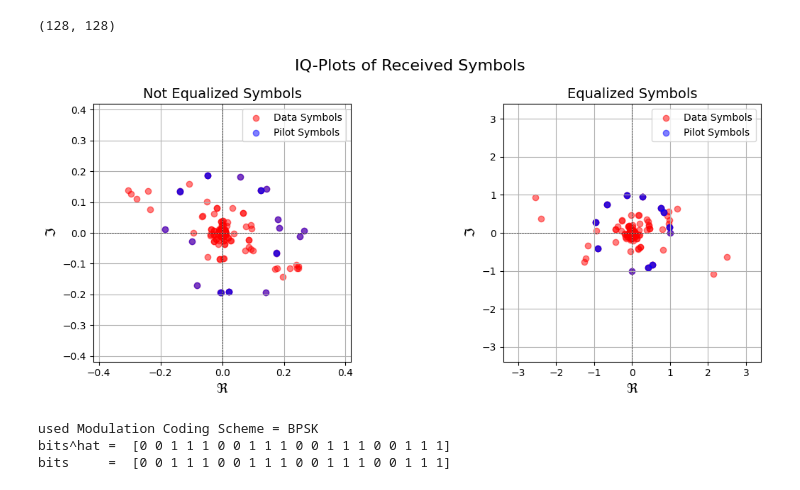
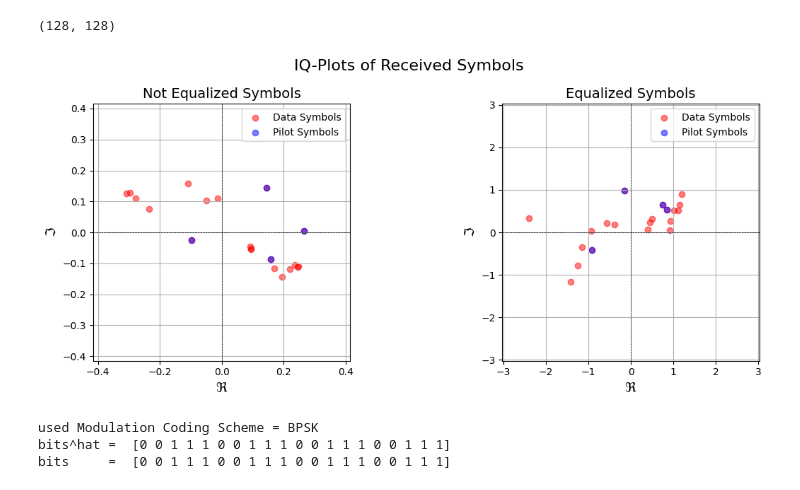
Before and after one commit to sonnylednaw/sdr-module, a Jupyter notebook: 01_iq_modulation/iq-sampling.ipynb, the cells around one changed output. Saved outputs shown, nothing was run; the diff lists cells and outputs as text; code cells hidden in the pictures.

```diff
--- a/01_iq_modulation/iq-sampling.ipynb
+++ b/01_iq_modulation/iq-sampling.ipynb
@@ -550,10 +547,11 @@ c0 = 3e8
 paths = np.array([tau*c0,]) #d = tau * c0
 t = np.arange(s_hf.size) * params.baseband.T_sample
 s_hf = add_channel(t=t, signal=s_hf, paths_m=paths)
+s_hf = add_awgn_noise(signal=s_hf, snr_dB=100)
 
 
-hat_i_no_filter = add_awgn_noise(signal=s_hf * s_c_I, snr_dB=100) # s_hf * s_c_I
-hat_q_no_filter =  add_awgn_noise(signal=s_hf * s_c_Q, snr_dB=100) #s_hf * s_c_Q #
+hat_i_no_filter = s_hf * s_c_I # s_hf * s_c_I
+hat_q_no_filter =  s_hf * s_c_Q #s_hf * s_c_Q #
 
 t = np.arange(hat_i_no_filter.size) * params.baseband.T_sample/oversampling_factor
 
@@ -788,7 +781,5 @@ rx len: 157
 # %%
-# data bits start at tau0 + len(syncronisation_sequence) and end at tau0 + len(syncronisation_sequence) + len(data_bits)
-
-data_symbols_received = sdr_iq_samples[tau0+len(synchronization_sequence):tau0 + len(synchronization_sequence) + len(modulation_data_symbols_with_pilots)]
+data_symbols_received = sdr_iq_samples[tau0+params.frame.num_sync_syms:tau0 + params.frame.num_sync_syms + params.frame.num_data_syms]
 data_symbols_received.shape
 # %% [output]
 (128,)
@@ -799,17 +796,11 @@ def take_pilots(modulation_data_symbols_with_pilots, params):
     pilot_repetition = params.frame.pilot_repetition
 
     pilot_seq = []
-    pilot_seq_with_zeros = []
 
     pilot_idx = np.arange(pilot_start_idx, total_symbols, pilot_repetition + 1)
-    j = 1
 
     for i in range(len(modulation_data_symbols_with_pilots)):
-        if not np.isin(i, pilot_idx):
-            pilot_seq_with_zeros.append(0)
-        else:
+        if np.isin(i, pilot_idx):
             pilot_seq.append(modulation_data_symbols_with_pilots[i])
-            pilot_seq_with_zeros.append(modulation_data_symbols_with_pilots[i])
-            j +=1
-    return np.array(pilot_seq), np.array(pilot_seq_with_zeros)
+    return np.array(pilot_seq)
 # %% [markdown]
@@ -826,0 +818,4 @@ known_base_pilot_seq.shape, pilot_seq.shape, total_pilots
+# %%
+pilot_seq = take_pilots(data_symbols_received, params)
+
+known_base_pilot_seq.shape, pilot_seq.shape, total_pilots
@@ -909,7 +909,7 @@ data_symbols_received.size, data_symbols_received_eq.size
 # %%
-plot_iq_symbols(data_symbols_received, data_symbols_received_eq, params, params.frame.pilot_start_idx, params.frame.pilot_repetition)
+plot_iq_symbols(data_symbols_received[:iq_sender.modulation_symbols.size], data_symbols_received_eq[:iq_sender.modulation_symbols.size], params, params.frame.pilot_start_idx, params.frame.pilot_repetition)
 # %% [output]
-[figure, old version]
+[figure, new version]
 # %%
 def bpsk_decision(received_symbols):
     data_bits = np.zeros(len(received_symbols), dtype=int)
```
Also changed, not shown: parts of 39 cells of this notebook, 2 other files.
